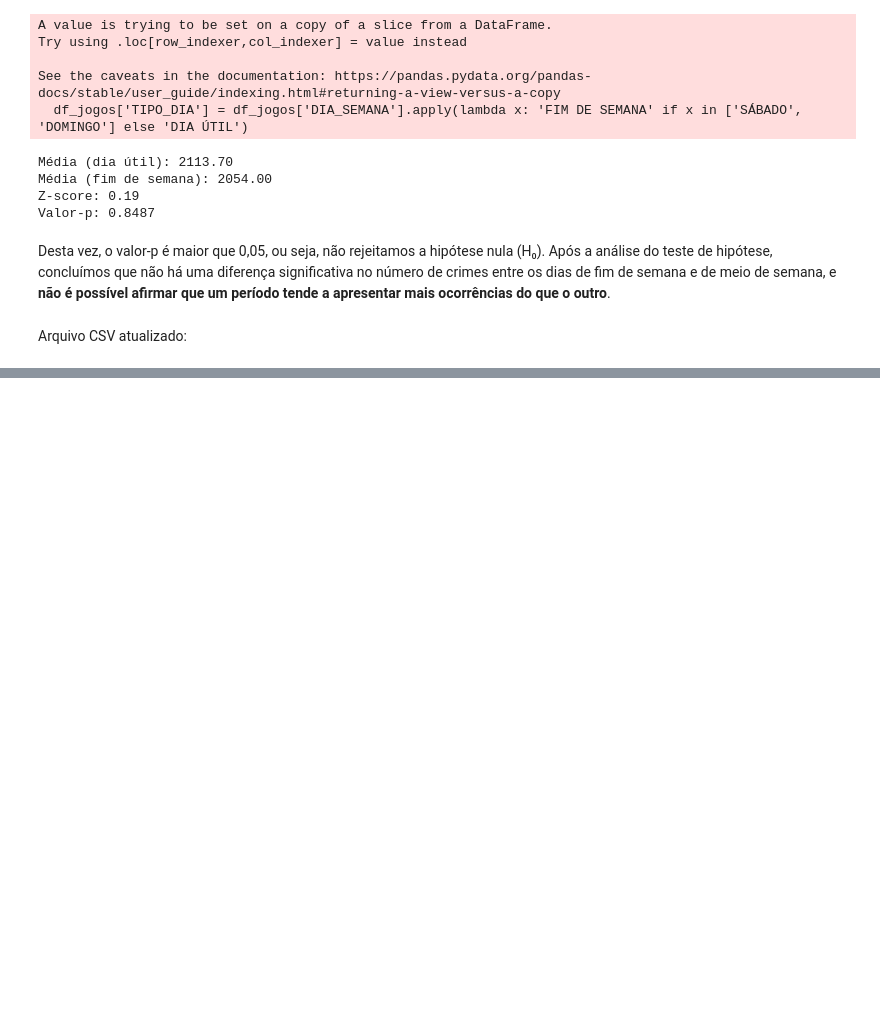
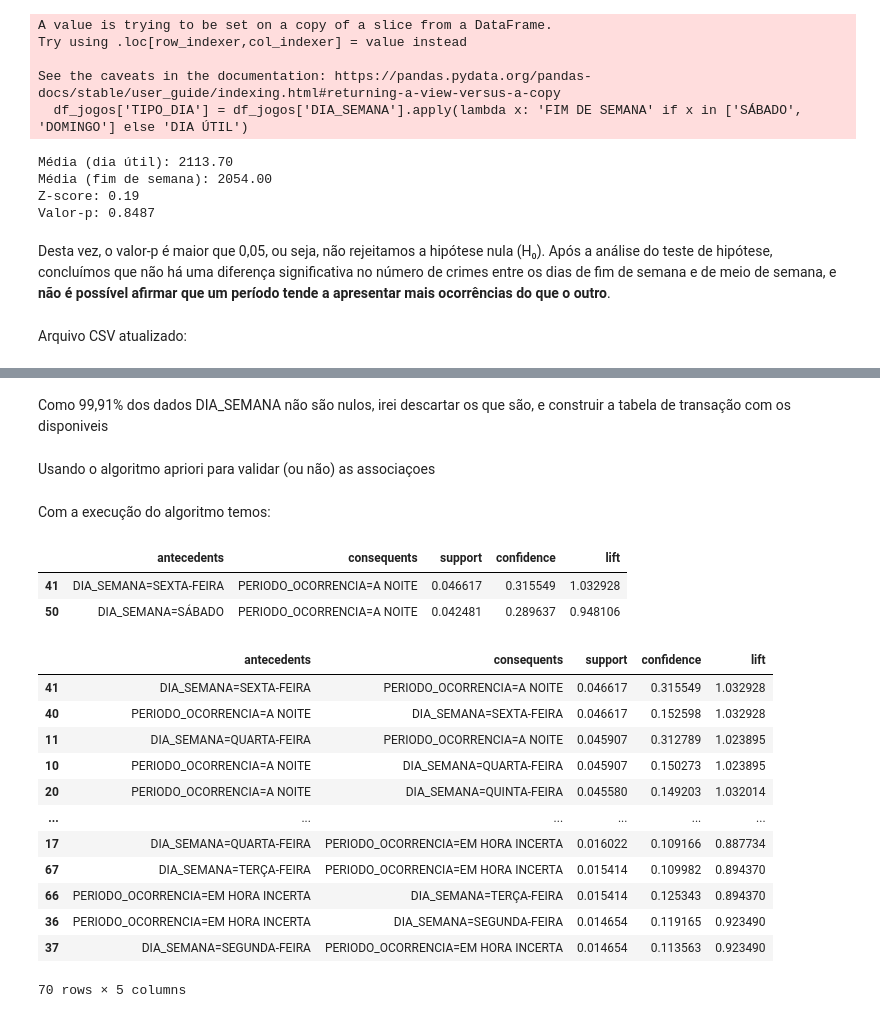
Before and after one commit to Matheuskpds/Ciencia-de-Dados-Projeto-TP, a Jupyter notebook: main.ipynb, the cells around one changed output, grey strips where cells are left out. Cells and saved outputs as stored; diff of their text form; code cells hidden in the pictures; blank space fills up the shorter version.

```diff
--- a/main.ipynb
+++ b/main.ipynb
@@ -1731,0 +1849,3 @@ pd.set_option('display.max_columns', None)
+# %%
+df2 = pd.read_csv('dados/SpSafe_2022(c_cidades).csv', delimiter=';')
+pd.set_option('display.max_columns', None)
@@ -1731,0 +1861,11 @@ pd.set_option('display.max_columns', None)
+# %% [markdown]
+<p> Como 99,91% dos dados DIA_SEMANA não são nulos, irei descartar os que são, e construir a tabela de transação com os disponiveis </p>
+# %%
+# Converte para maiúsculas (caso os dados estejam com letras minúsculas ou misturadas)
+df['DIA_SEMANA'] = df['DIA_SEMANA'].str.upper()
+df['PERIODO_OCORRENCIA'] = df['PERIODO_OCORRENCIA'].str.upper()
+
+# Filtra os dados com base nos critérios
+df_filtrado = df.dropna(subset=['DIA_SEMANA', 'PERIODO_OCORRENCIA', 'NATUREZA_APURADA'])
+# %% [markdown]
+<p> Usando o algoritmo apriori para validar (ou não) as associaçoes </p>
@@ -1731,0 +1879,63 @@ pd.set_option('display.max_columns', None)
+# %%
+from mlxtend.preprocessing import TransactionEncoder
+from mlxtend.frequent_patterns import apriori, association_rules
+
+# 1. Montar as transações apenas com DIA_SEMANA e PERIODO_OCORRENCIA
+transacoes_temporais = df_filtrado.apply(lambda row: [
+    f"DIA_SEMANA={row['DIA_SEMANA']}",
+    f"PERIODO_OCORRENCIA={row['PERIODO_OCORRENCIA']}"
+], axis=1).tolist()
+
+# 2. Codificar as transações
+te_temp = TransactionEncoder()
+te_temp_ary = te_temp.fit(transacoes_temporais).transform(transacoes_temporais)
+df_encoded_temp = pd.DataFrame(te_temp_ary, columns=te_temp.columns_)
+
+# 3. Rodar Apriori
+frequent_itemsets_temp = apriori(df_encoded_temp, min_support=0.01, use_colnames=True)
+
+# 4. Gerar regras de associação
+regras_temp = association_rules(frequent_itemsets_temp, metric="confidence", min_threshold=0.1)
+
+# 5. Deixar os resultados mais legíveis
+regras_temp['antecedents'] = regras_temp['antecedents'].apply(lambda x: ', '.join(list(x)))
+regras_temp['consequents'] = regras_temp['consequents'].apply(lambda x: ', '.join(list(x)))
+
+# 6. Selecionar e ordenar
+regras_temporais_formatadas = regras_temp[['antecedents', 'consequents', 'support', 'confidence', 'lift']]
+regras_ordenadas = regras_temporais_formatadas.sort_values(by='lift', ascending=False)
+
+# 7. Mostrar as top regras
+print(regras_ordenadas.head(10))
+# %% [markdown]
+<p> Com a execução do algoritmo temos: </p>
+# %%
+# Filtrar regras onde antecedents é 'DIA_SEMANA=SEXTA-FEIRA' e consequents é 'PERIODO_OCORRENCIA=A NOITE'
+filtro = (
+    ((regras_ordenadas['antecedents'] == 'DIA_SEMANA=SEXTA-FEIRA') |
+     (regras_ordenadas['antecedents'] == 'DIA_SEMANA=SÁBADO')) &
+    (regras_ordenadas['consequents'] == 'PERIODO_OCORRENCIA=A NOITE')
+)
+regras_ordenadas[filtro]
+# %% [output]
+|  | antecedents | consequents | support | confidence | lift |
+| 41 | DIA_SEMANA=SEXTA-FEIRA | PERIODO_OCORRENCIA=A NOITE | 0.046617 | 0.315549 | 1.032928 |
+| 50 | DIA_SEMANA=SÁBADO | PERIODO_OCORRENCIA=A NOITE | 0.042481 | 0.289637 | 0.948106 |
+# %%
+# Ordena as regras pelo suporte de forma decrescente
+regras_ordenadas = regras_ordenadas.sort_values(by='support', ascending=False)
+regras_ordenadas
+# %% [output]
+|  | antecedents | consequents | support | confidence | lift |
+| 41 | DIA_SEMANA=SEXTA-FEIRA | PERIODO_OCORRENCIA=A NOITE | 0.046617 | 0.315549 | 1.032928 |
+| 40 | PERIODO_OCORRENCIA=A NOITE | DIA_SEMANA=SEXTA-FEIRA | 0.046617 | 0.152598 | 1.032928 |
+| 11 | DIA_SEMANA=QUARTA-FEIRA | PERIODO_OCORRENCIA=A NOITE | 0.045907 | 0.312789 | 1.023895 |
+| 10 | PERIODO_OCORRENCIA=A NOITE | DIA_SEMANA=QUARTA-FEIRA | 0.045907 | 0.150273 | 1.023895 |
+| 20 | PERIODO_OCORRENCIA=A NOITE | DIA_SEMANA=QUINTA-FEIRA | 0.045580 | 0.149203 | 1.032014 |
+| ... | ... | ... | ... | ... | ... |
+| 17 | DIA_SEMANA=QUARTA-FEIRA | PERIODO_OCORRENCIA=EM HORA INCERTA | 0.016022 | 0.109166 | 0.887734 |
+| 67 | DIA_SEMANA=TERÇA-FEIRA | PERIODO_OCORRENCIA=EM HORA INCERTA | 0.015414 | 0.109982 | 0.894370 |
+| 66 | PERIODO_OCORRENCIA=EM HORA INCERTA | DIA_SEMANA=TERÇA-FEIRA | 0.015414 | 0.125343 | 0.894370 |
+| 36 | PERIODO_OCORRENCIA=EM HORA INCERTA | DIA_SEMANA=SEGUNDA-FEIRA | 0.014654 | 0.119165 | 0.923490 |
+| 37 | DIA_SEMANA=SEGUNDA-FEIRA | PERIODO_OCORRENCIA=EM HORA INCERTA | 0.014654 | 0.113563 | 0.923490 |
+70 rows × 5 columns
```
Also changed, not shown: parts of 22 cells of this notebook.
